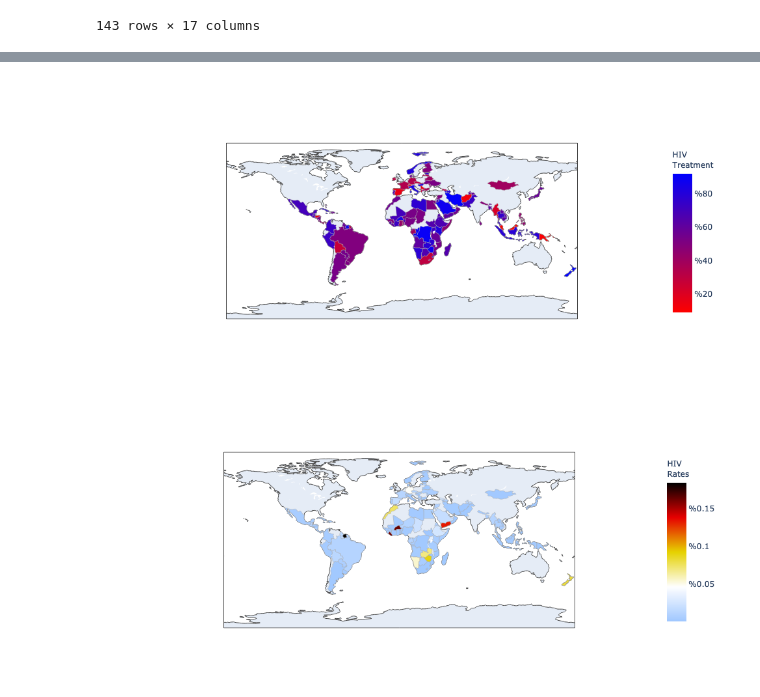
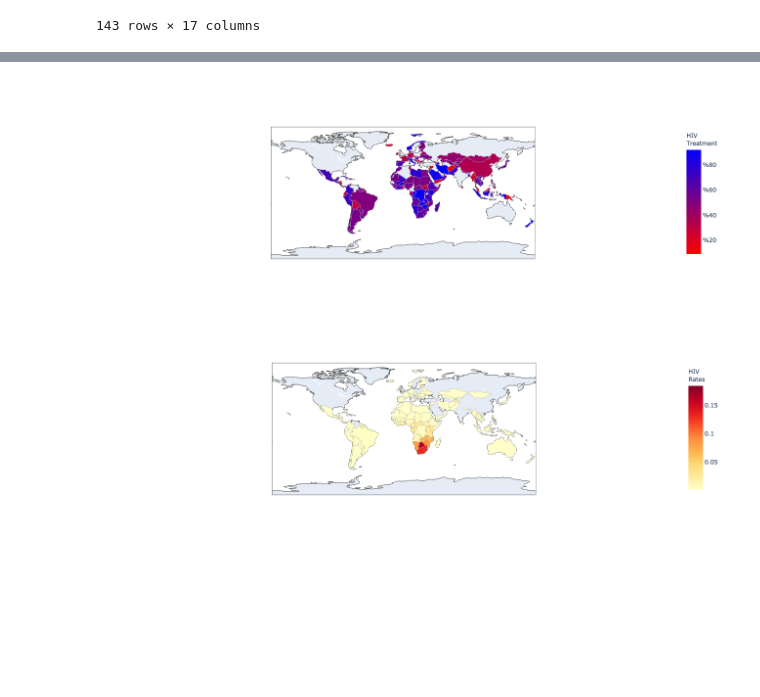
Before and after one commit to nvanrompaey/ImpactsHIVTreatment, a Jupyter notebook: CapstoneHIVtestings.ipynb, the cells around one changed output, grey strips where cells are left out. Saved outputs shown, nothing was run; the diff lists cells and outputs as text; code cells hidden in the pictures; blank space fills up the shorter version.

Commit message:
fix country code order, finish graphs, edit CapstoneHIV.py for cleanliness

```diff
--- a/CapstoneHIVtestings.ipynb
+++ b/CapstoneHIVtestings.ipynb
@@ -147,0 +139,8 @@ df2.head()
+# %%
+df2.loc(axis=1)['Country'].replace({'Bahamas':'Bahamas, The','Bolivia (Plurinational State of)':'Bolivia',
+                                    'Côte d\'Ivoire':'Cote d\'Ivoire','Democratic Republic of the Congo':'Congo, Dem. Rep.',
+                                    'Congo':'Congo, Rep.','Czechia':'Czech Republic','Egypt':'Egypt, Arab Rep.','Gambia':'Gambia, The',
+                                    'Iran (Islamic Republic of)':'Iran, Islamic Rep.','Kyrgyzstan':'Kyrgyz Republic',
+                                    'Lao People\'s Democratic Republic':'Lao PDR','Republic of Moldova':'Moldova',
+                                    'Republic of North Macedonia':'North Macedonia','Slovakia':'Slovak Republic','Viet Nam':'Vietnam',
+                                    'Yemen':'Yemen, Rep.','United Republic of Tanzania':'Tanzania'},inplace=True)
@@ -499,19 +538,20 @@ fig2 = go.Figure(data=go.Choropleth(
     colorbar_title = ' HIV<br>Treatment',))
 fig2.show()
 # %% [output]
-[figure, old version]
+[figure, new version]
 # %%
+loccy = list(HIVstats.alpha3codedict.values()).copy()
+loccy.sort()
 fig3 = go.Figure(data=go.Choropleth(
-    locations = list(HIVstats.alpha3codedict.values()),
-    z = stat2['Average HIV Patients div Pop'],
+    locations = loccy,
+    z = stat2['Average HIV Patients div Pop'][:],
     text = list(HIVstats.alpha3codedict.values()),
-    colorscale = 'Blackbody',
+    colorscale = 'YlOrRd',
     autocolorscale=False,
-    reversescale=True,
+    reversescale=False,
     marker_line_color='darkgray',
     marker_line_width=0.5,
-    colorbar_tickprefix = '%',
     colorbar_title = ' HIV<br>Rates',))
 fig3.show()
 # %% [output]
-[figure, old version]
+[figure, new version]
```
Also changed, not shown: parts of 20 cells of this notebook, 2 other files.
